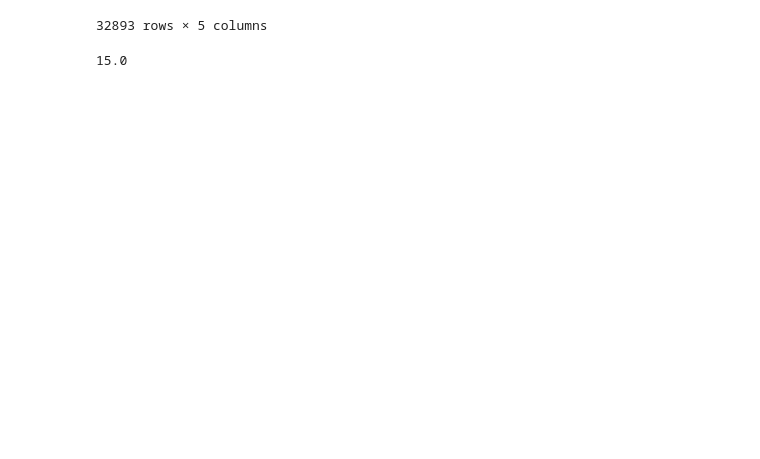
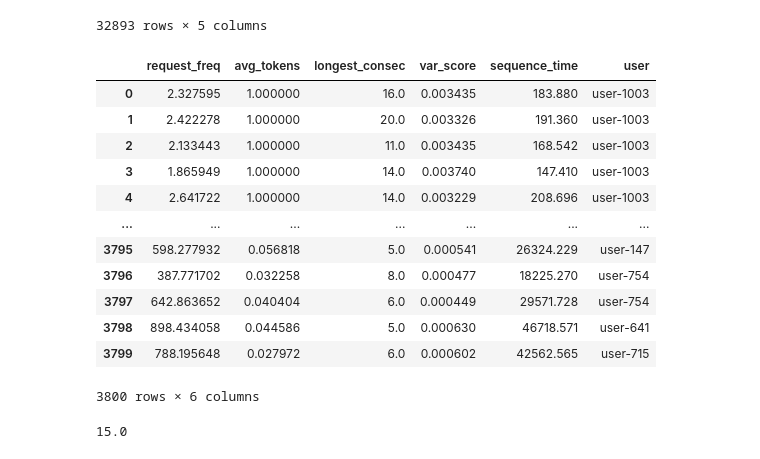
Before and after one commit to Request-analysis-ML/request-analyzer-model, a Jupyter notebook: main.ipynb, the cells around one changed output. Drawn from its saved outputs; the diff is of its cells as text; code cells hidden in the pictures; blank space fills up the shorter version.

```diff
--- a/main.ipynb
+++ b/main.ipynb
@@ -88,5 +88,20 @@ df_calculations.to_csv('csv_files/calculations.csv', index=False)
 # %%
-data_calc = pd.read_csv('csv_files/calculations10.csv')
+data_calc = pd.read_csv('csv_files/calculations80.csv')
+data_calc
+# %% [output]
+|  | request_freq | avg_tokens | longest_consec | var_score | sequence_time | user |
+| 0 | 2.327595 | 1.000000 | 16.0 | 0.003435 | 183.880 | user-1003 |
+| 1 | 2.422278 | 1.000000 | 20.0 | 0.003326 | 191.360 | user-1003 |
+| 2 | 2.133443 | 1.000000 | 11.0 | 0.003435 | 168.542 | user-1003 |
+| 3 | 1.865949 | 1.000000 | 14.0 | 0.003740 | 147.410 | user-1003 |
+| 4 | 2.641722 | 1.000000 | 14.0 | 0.003229 | 208.696 | user-1003 |
+| ... | ... | ... | ... | ... | ... | ... |
+| 3795 | 598.277932 | 0.056818 | 5.0 | 0.000541 | 26324.229 | user-147 |
+| 3796 | 387.771702 | 0.032258 | 8.0 | 0.000477 | 18225.270 | user-754 |
+| 3797 | 642.863652 | 0.040404 | 6.0 | 0.000449 | 29571.728 | user-754 |
+| 3798 | 898.434058 | 0.044586 | 5.0 | 0.000630 | 46718.571 | user-641 |
+| 3799 | 788.195648 | 0.027972 | 6.0 | 0.000602 | 42562.565 | user-715 |
+3800 rows × 6 columns
 # %%
 df_spam = extract_spammers_scrapers(data_calc)
 split_train_test(extract_normal(data_calc, df_spam), df_spam)
```
Also changed, not shown: parts of 1 cell of this notebook, 14 other files.
